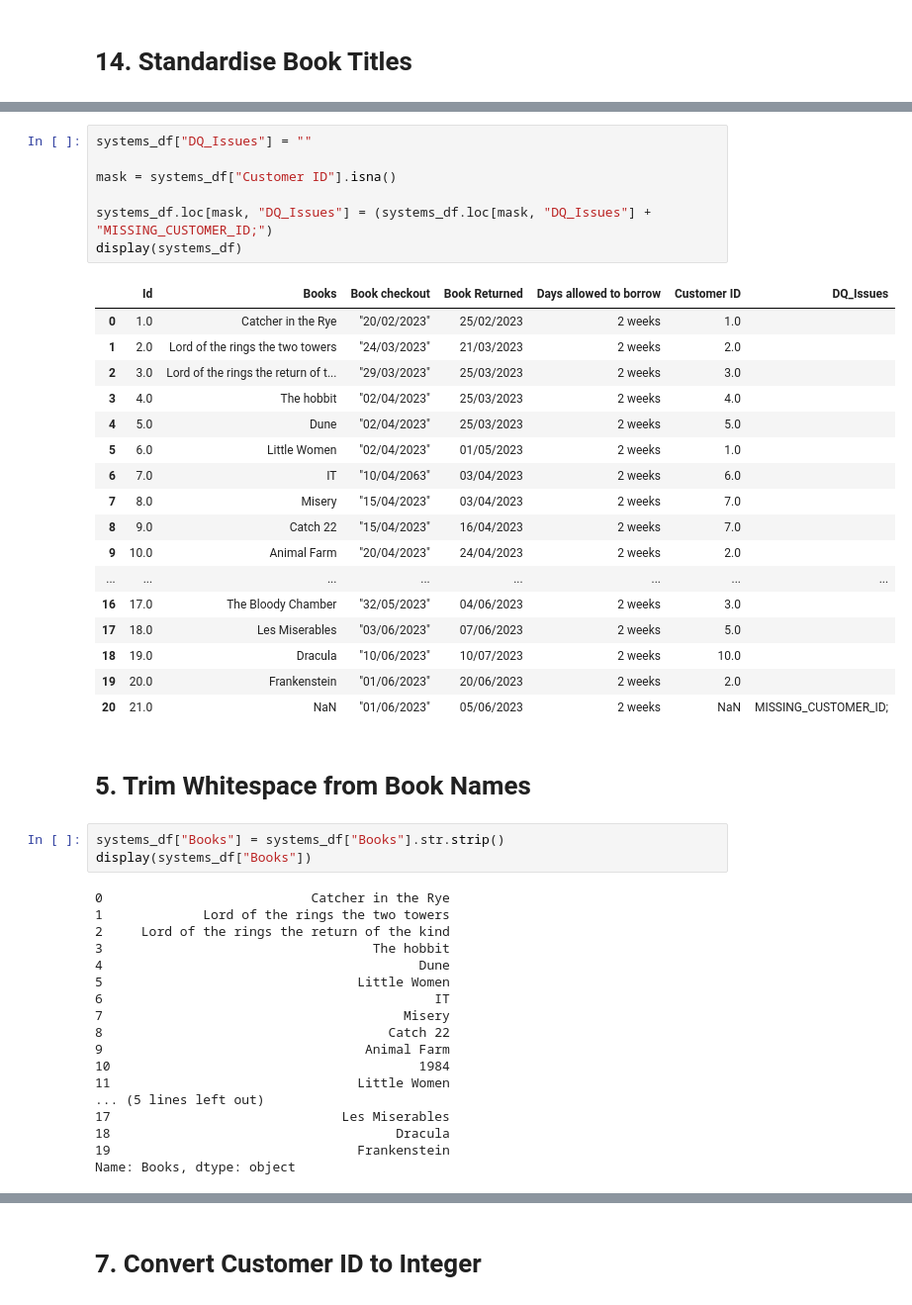
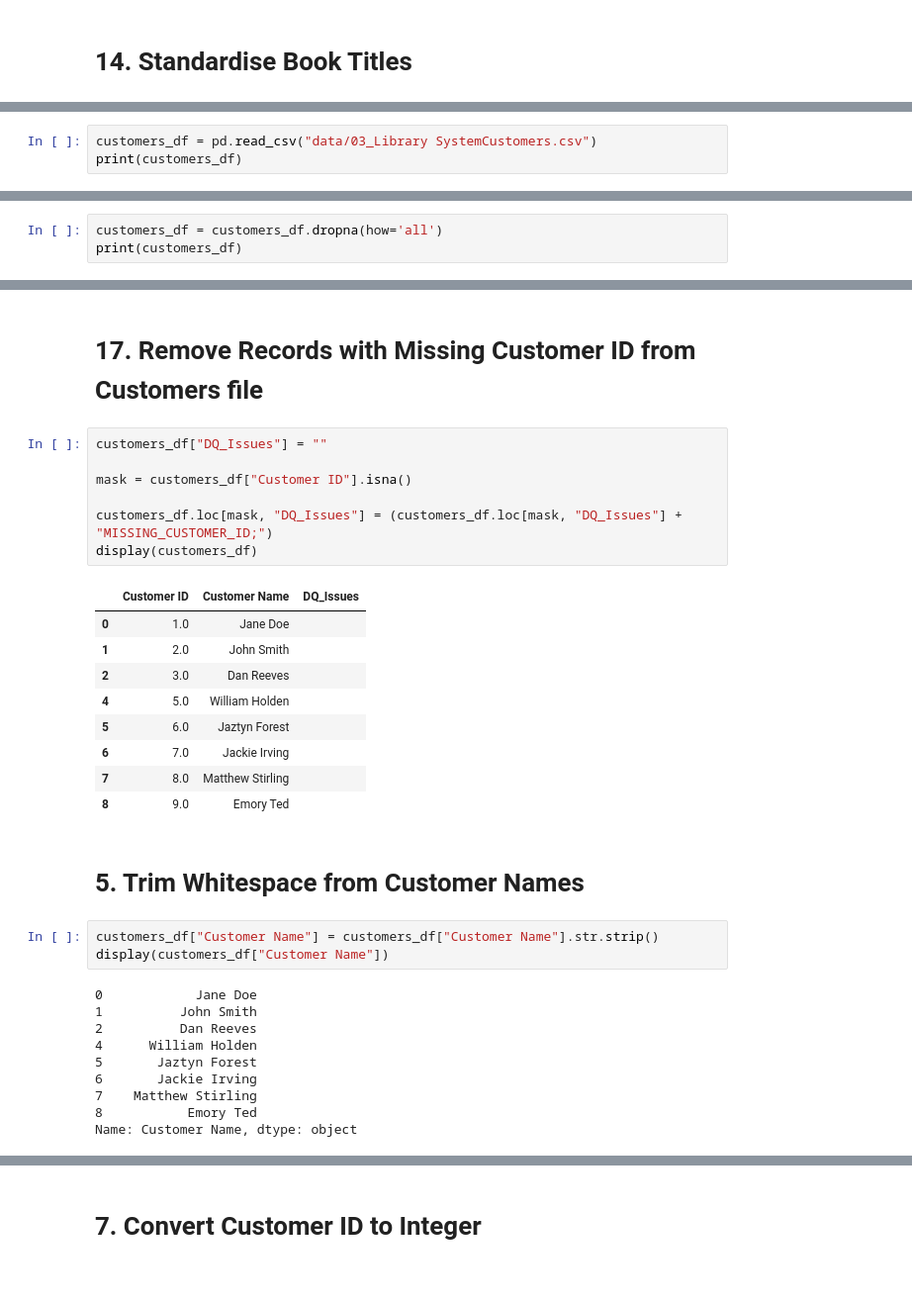
Before and after one commit to Luke61287/DE5M5, a Jupyter notebook: eda.ipynb, the cells around one changed output, grey strips where cells are left out. Shown at 99% size. Cells and saved outputs as stored; diff of their text form; blank space fills up the shorter version.

```diff
--- a/eda.ipynb
+++ b/eda.ipynb
@@ -326,0 +329,3 @@ print(systems_df)
+# %%
+customers_df = pd.read_csv("data/03_Library SystemCustomers.csv")
+print(customers_df)
@@ -328,0 +345,3 @@ print(systems_df)
+# %%
+customers_df = customers_df.dropna(how='all')
+print(customers_df)
@@ -329,49 +358,35 @@ print(systems_df)
+# %% [markdown]
+# 17. Remove Records with Missing Customer ID from Customers file
 # %%
-systems_df["DQ_Issues"] = ""
+customers_df["DQ_Issues"] = ""
 
-mask = systems_df["Customer ID"].isna()
+mask = customers_df["Customer ID"].isna()
 
-systems_df.loc[mask, "DQ_Issues"] = (systems_df.loc[mask, "DQ_Issues"] + "MISSING_CUSTOMER_ID;")
-display(systems_df)
+customers_df.loc[mask, "DQ_Issues"] = (customers_df.loc[mask, "DQ_Issues"] + "MISSING_CUSTOMER_ID;")
+display(customers_df)
 # %% [output]
-|  | Id | Books | Book checkout | Book Returned | Days allowed to borrow | Customer ID | DQ_Issues |
-| 0 | 1.0 | Catcher in the Rye | "20/02/2023" | 25/02/2023 | 2 weeks | 1.0 |  |
-| 1 | 2.0 | Lord of the rings the two towers | "24/03/2023" | 21/03/2023 | 2 weeks | 2.0 |  |
-| 2 | 3.0 | Lord of the rings the return of t... | "29/03/2023" | 25/03/2023 | 2 weeks | 3.0 |  |
-| 3 | 4.0 | The hobbit | "02/04/2023" | 25/03/2023 | 2 weeks | 4.0 |  |
-| 4 | 5.0 | Dune | "02/04/2023" | 25/03/2023 | 2 weeks | 5.0 |  |
-| 5 | 6.0 | Little Women | "02/04/2023" | 01/05/2023 | 2 weeks | 1.0 |  |
-| 6 | 7.0 | IT | "10/04/2063" | 03/04/2023 | 2 weeks | 6.0 |  |
-| 7 | 8.0 | Misery | "15/04/2023" | 03/04/2023 | 2 weeks | 7.0 |  |
-| 8 | 9.0 | Catch 22 | "15/04/2023" | 16/04/2023 | 2 weeks | 7.0 |  |
-| 9 | 10.0 | Animal Farm | "20/04/2023" | 24/04/2023 | 2 weeks | 2.0 |  |
-| ... | ... | ... | ... | ... | ... | ... | ... |
-| 16 | 17.0 | The Bloody Chamber | "32/05/2023" | 04/06/2023 | 2 weeks | 3.0 |  |
-| 17 | 18.0 | Les Miserables | "03/06/2023" | 07/06/2023 | 2 weeks | 5.0 |  |
-| 18 | 19.0 | Dracula | "10/06/2023" | 10/07/2023 | 2 weeks | 10.0 |  |
-| 19 | 20.0 | Frankenstein | "01/06/2023" | 20/06/2023 | 2 weeks | 2.0 |  |
-| 20 | 21.0 | NaN | "01/06/2023" | 05/06/2023 | 2 weeks | NaN | MISSING_CUSTOMER_ID; |
+|  | Customer ID | Customer Name | DQ_Issues |
+| 0 | 1.0 | Jane Doe |  |
+| 1 | 2.0 | John Smith |  |
+| 2 | 3.0 | Dan Reeves |  |
+| 4 | 5.0 | William Holden |  |
+| 5 | 6.0 | Jaztyn Forest |  |
+| 6 | 7.0 | Jackie Irving |  |
+| 7 | 8.0 | Matthew Stirling |  |
+| 8 | 9.0 | Emory Ted |  |
 # %% [markdown]
-# 5. Trim Whitespace from Book Names
+# 5. Trim Whitespace from Customer Names
 # %%
-systems_df["Books"] = systems_df["Books"].str.strip()
-display(systems_df["Books"])
+customers_df["Customer Name"] = customers_df["Customer Name"].str.strip()
+display(customers_df["Customer Name"])
 # %% [output]
-0                           Catcher in the Rye
-1             Lord of the rings the two towers
-2     Lord of the rings the return of the kind
-3                                   The hobbit
-4                                         Dune
-5                                 Little Women
-6                                           IT
-7                                       Misery
-8                                     Catch 22
-9                                  Animal Farm
-10                                        1984
-11                                Little Women
-... (5 lines left out)
-17                              Les Miserables
-18                                     Dracula
-19                                Frankenstein
-Name: Books, dtype: object
+0            Jane Doe
+1          John Smith
+2          Dan Reeves
+4      William Holden
+5       Jaztyn Forest
+6       Jackie Irving
+7    Matthew Stirling
+8           Emory Ted
+Name: Customer Name, dtype: object
 # %% [markdown]
```
Also changed, not shown: parts of 8 cells of this notebook, 6 other files.
